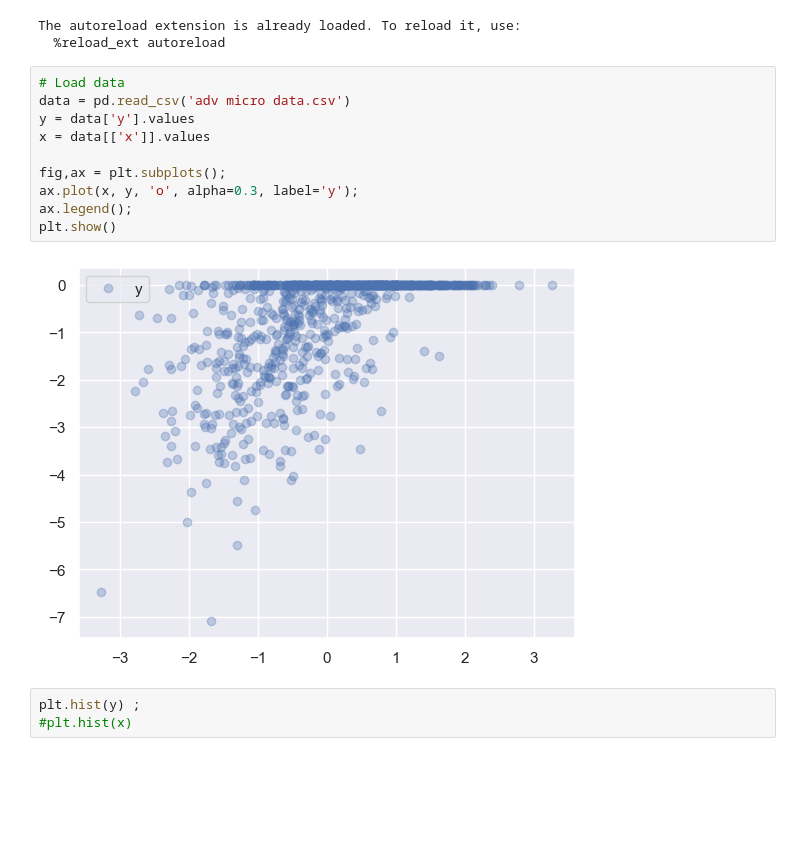
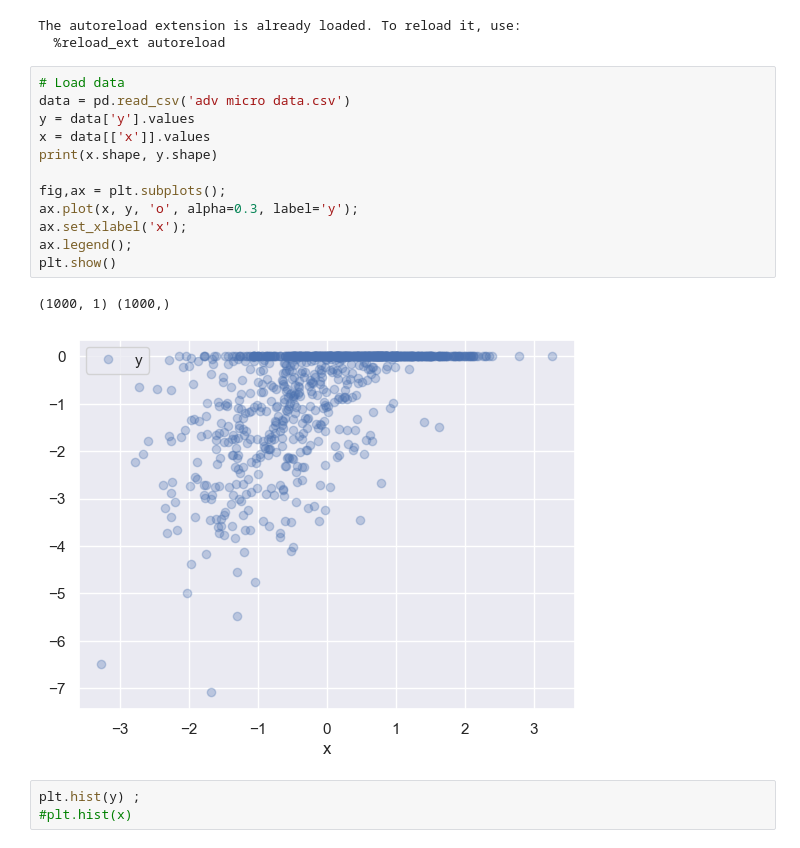
Before and after one commit to lkh927/AME-2024-Projects, a Jupyter notebook: Exam project (tiboT)/Exam_project.ipynb, the cells around one changed output. Cells and saved outputs as stored; diff of their text form; blank space fills up the shorter version.

```diff
--- a/Exam project (tiboT)/Exam_project.ipynb
+++ b/Exam project (tiboT)/Exam_project.ipynb
@@ -22,15 +22,18 @@ The autoreload extension is already loaded. To reload it, use:
 # %%
 # Load data
 data = pd.read_csv('adv micro data.csv')
 y = data['y'].values
 x = data[['x']].values
+print(x.shape, y.shape)
 
 fig,ax = plt.subplots();
 ax.plot(x, y, 'o', alpha=0.3, label='y');
+ax.set_xlabel('x');
 ax.legend();
 plt.show()
 # %% [output]
+(1000, 1) (1000,)
-[figure, old version]
+[figure, new version]
 # %%
 plt.hist(y) ;
 #plt.hist(x)
```
Also changed, not shown: parts of 4 cells of this notebook, 1 other file.
